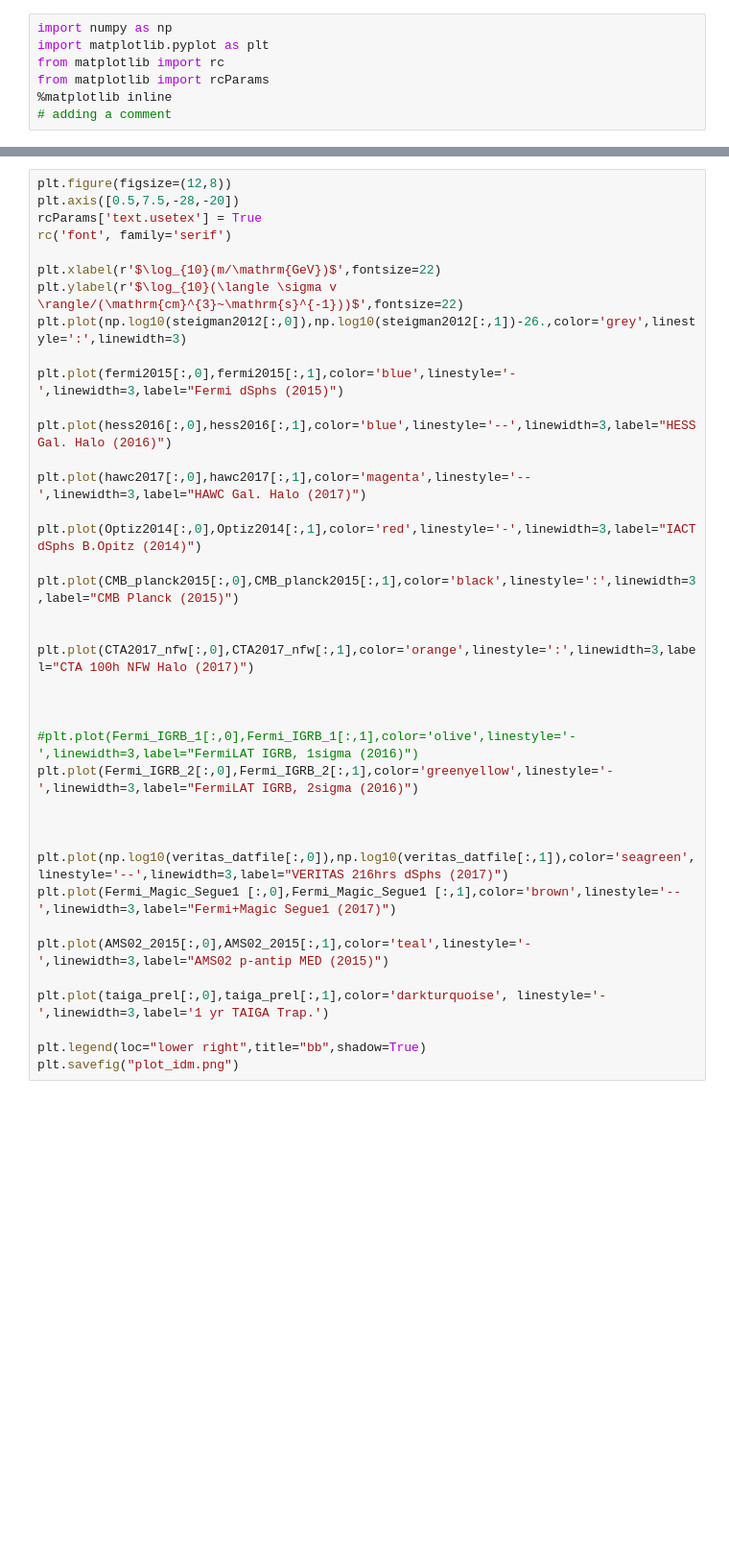
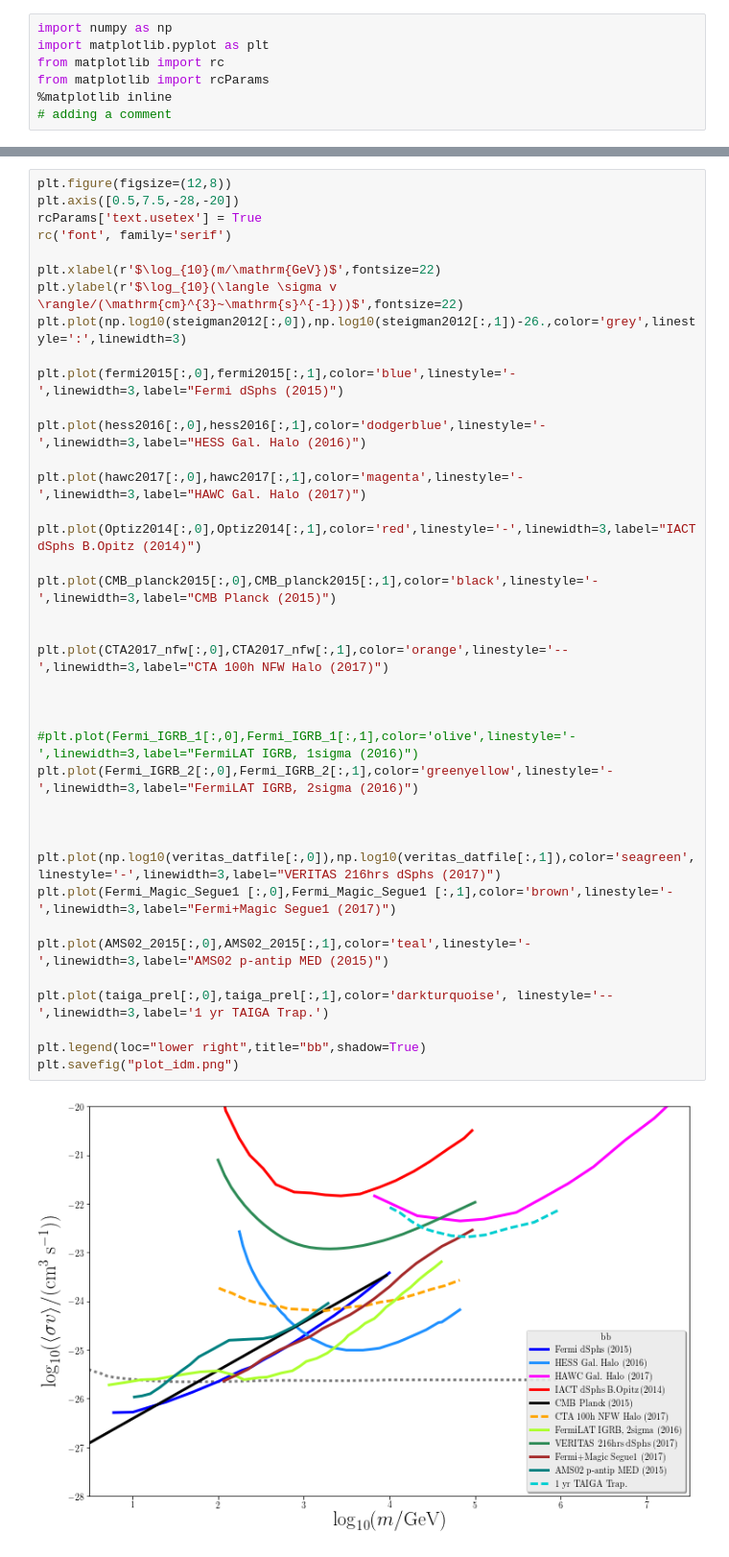
Before and after one commit to dieterhorns/plot_idm, a Jupyter notebook: plot_idm_limits.ipynb, the cells around one changed output, grey strips where cells are left out. Shown at 96% size. Cells and saved outputs as stored; diff of their text form; blank space fills up the shorter version.

```diff
--- a/plot_idm_limits.ipynb
+++ b/plot_idm_limits.ipynb
@@ -459,37 +459,39 @@ plt.figure(figsize=(12,8))
 plt.axis([0.5,7.5,-28,-20])
 rcParams['text.usetex'] = True
 rc('font', family='serif')
 
 plt.xlabel(r'$\log_{10}(m/\mathrm{GeV})$',fontsize=22)
 plt.ylabel(r'$\log_{10}(\langle \sigma v \rangle/(\mathrm{cm}^{3}~\mathrm{s}^{-1}))$',fontsize=22)
 plt.plot(np.log10(steigman2012[:,0]),np.log10(steigman2012[:,1])-26.,color='grey',linestyle=':',linewidth=3)
 
 plt.plot(fermi2015[:,0],fermi2015[:,1],color='blue',linestyle='-',linewidth=3,label="Fermi dSphs (2015)")
 
-plt.plot(hess2016[:,0],hess2016[:,1],color='blue',linestyle='--',linewidth=3,label="HESS Gal. Halo (2016)")
+plt.plot(hess2016[:,0],hess2016[:,1],color='dodgerblue',linestyle='-',linewidth=3,label="HESS Gal. Halo (2016)")
 
-plt.plot(hawc2017[:,0],hawc2017[:,1],color='magenta',linestyle='--',linewidth=3,label="HAWC Gal. Halo (2017)")
+plt.plot(hawc2017[:,0],hawc2017[:,1],color='magenta',linestyle='-',linewidth=3,label="HAWC Gal. Halo (2017)")
 
 plt.plot(Optiz2014[:,0],Optiz2014[:,1],color='red',linestyle='-',linewidth=3,label="IACT dSphs B.Opitz (2014)")
 
-plt.plot(CMB_planck2015[:,0],CMB_planck2015[:,1],color='black',linestyle=':',linewidth=3,label="CMB Planck (2015)")
+plt.plot(CMB_planck2015[:,0],CMB_planck2015[:,1],color='black',linestyle='-',linewidth=3,label="CMB Planck (2015)")
 
 
-plt.plot(CTA2017_nfw[:,0],CTA2017_nfw[:,1],color='orange',linestyle=':',linewidth=3,label="CTA 100h NFW Halo (2017)")
+plt.plot(CTA2017_nfw[:,0],CTA2017_nfw[:,1],color='orange',linestyle='--',linewidth=3,label="CTA 100h NFW Halo (2017)")
 
 
 
 #plt.plot(Fermi_IGRB_1[:,0],Fermi_IGRB_1[:,1],color='olive',linestyle='-',linewidth=3,label="FermiLAT IGRB, 1sigma (2016)")
 plt.plot(Fermi_IGRB_2[:,0],Fermi_IGRB_2[:,1],color='greenyellow',linestyle='-',linewidth=3,label="FermiLAT IGRB, 2sigma (2016)")
 
 
 
-plt.plot(np.log10(veritas_datfile[:,0]),np.log10(veritas_datfile[:,1]),color='seagreen',linestyle='--',linewidth=3,label="VERITAS 216hrs dSphs (2017)")
-plt.plot(Fermi_Magic_Segue1 [:,0],Fermi_Magic_Segue1 [:,1],color='brown',linestyle='--',linewidth=3,label="Fermi+Magic Segue1 (2017)")
+plt.plot(np.log10(veritas_datfile[:,0]),np.log10(veritas_datfile[:,1]),color='seagreen',linestyle='-',linewidth=3,label="VERITAS 216hrs dSphs (2017)")
+plt.plot(Fermi_Magic_Segue1 [:,0],Fermi_Magic_Segue1 [:,1],color='brown',linestyle='-',linewidth=3,label="Fermi+Magic Segue1 (2017)")
 
 plt.plot(AMS02_2015[:,0],AMS02_2015[:,1],color='teal',linestyle='-',linewidth=3,label="AMS02 p-antip MED (2015)")
 
-plt.plot(taiga_prel[:,0],taiga_prel[:,1],color='darkturquoise', linestyle='-',linewidth=3,label='1 yr TAIGA Trap.')
+plt.plot(taiga_prel[:,0],taiga_prel[:,1],color='darkturquoise', linestyle='--',linewidth=3,label='1 yr TAIGA Trap.')
 
 plt.legend(loc="lower right",title="bb",shadow=True)
 plt.savefig("plot_idm.png")
+# %% [output]
+[figure, added]
```
Also changed, not shown: parts of 1 cell of this notebook, 1 other file.
